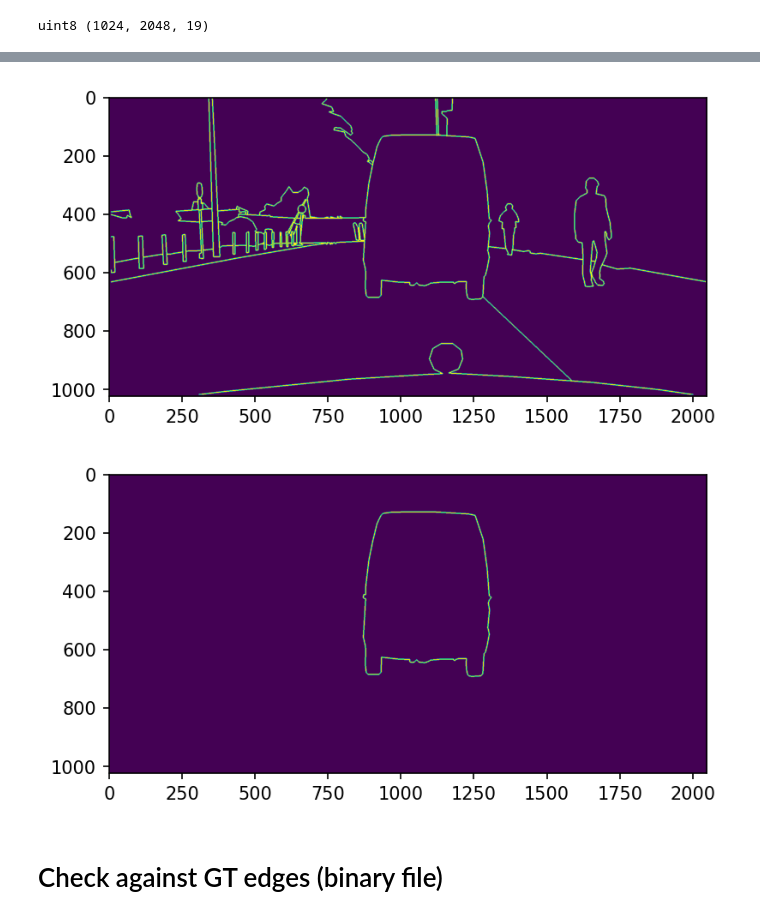
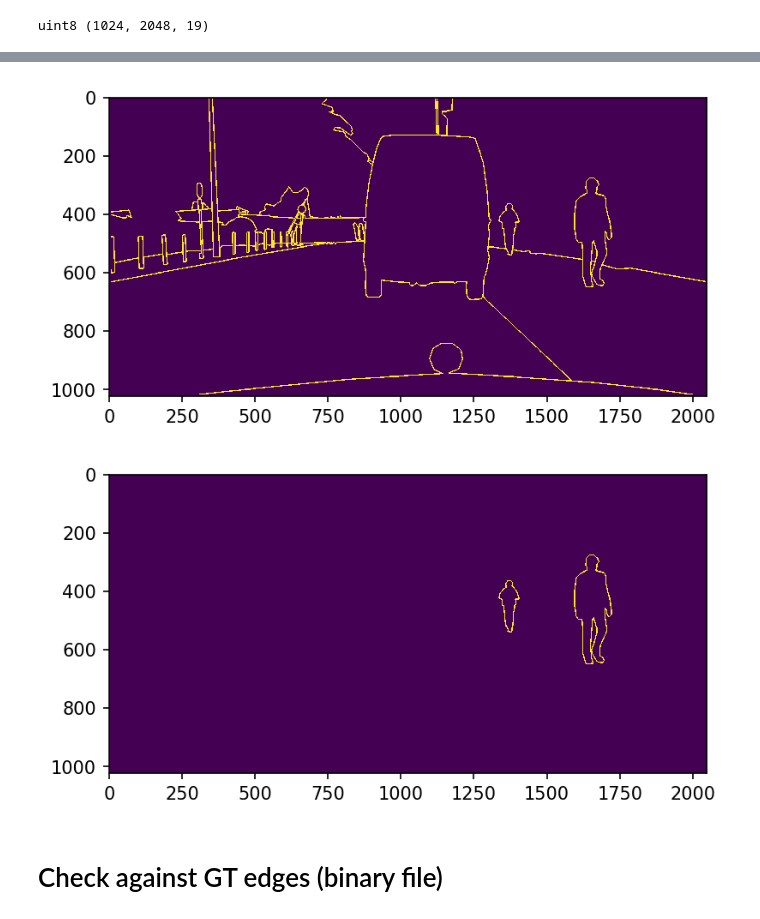
Before and after one commit to haruishi43/GSCNN, a Jupyter notebook: notebooks/check_preprocess_cityscapes.ipynb, the cells around one changed output, grey strips where cells are left out. Cells and saved outputs as stored; diff of their text form; code cells hidden in the pictures.

```diff
--- a/notebooks/check_preprocess_cityscapes.ipynb
+++ b/notebooks/check_preprocess_cityscapes.ipynb
@@ -126,17 +135,17 @@ plt.gcf().set_dpi(150)
 # %%
 all_edge = edge.astype(bool).astype(np.uint8)
 # %%
-plt.imshow(all_edge)
+plt.imshow(all_edge, interpolation='nearest')
 plt.gcf().set_dpi(150)
 # %% [output]
-[figure, old version]
+[figure, new version]
 # %%
-_id = 13
+_id = 11
 class_edge = _edge[..., _id]
-plt.imshow(class_edge)
+plt.imshow(class_edge, interpolation='nearest')
 plt.gcf().set_dpi(150)
 # %% [output]
-[figure, old version]
+[figure, new version]
 # %% [markdown]
 # Check against GT edges (binary file)
 # %%
```
Also changed, not shown: parts of 5 cells of this notebook.
